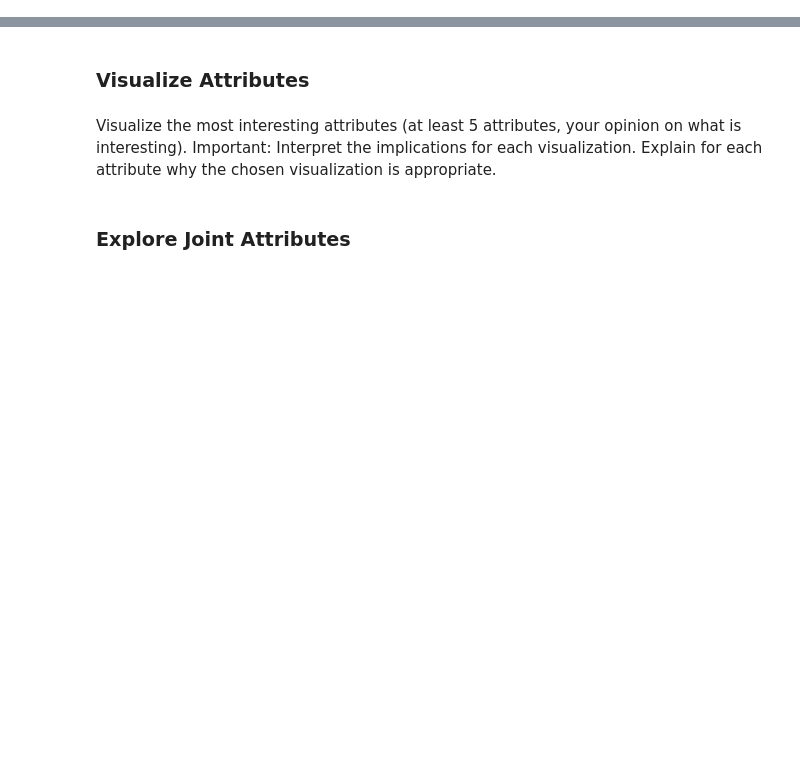
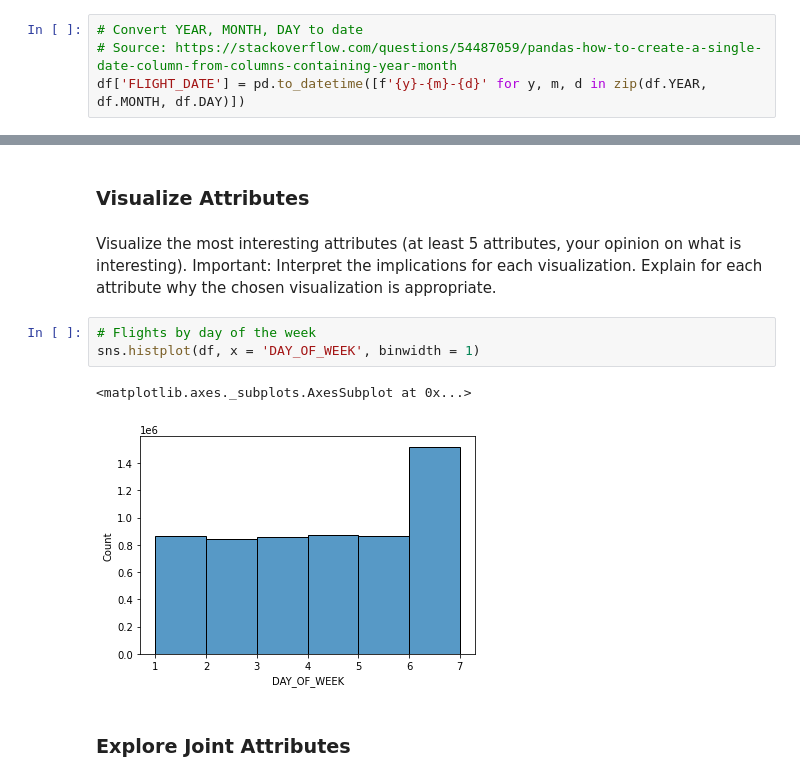
Before and after one commit to mattfarrow1/7331-machine-learning-1, a Jupyter notebook: Labs/Lab1_Group4.ipynb, the cells around one changed output, grey strips where cells are left out. Drawn from its saved outputs; the diff is of its cells as text; blank space fills up the shorter version.

```diff
--- a/Labs/Lab1_Group4.ipynb
+++ b/Labs/Lab1_Group4.ipynb
@@ -148,3 +130,7 @@ ValueError: unconverted data remains: 0
+# %%
+# Convert YEAR, MONTH, DAY to date
+# Source: https://stackoverflow.com/questions/54487059/pandas-how-to-create-a-single-date-column-from-columns-containing-year-month
+df['FLIGHT_DATE'] = pd.to_datetime([f'{y}-{m}-{d}' for y, m, d in zip(df.YEAR, df.MONTH, df.DAY)])
 # %% [markdown]
 ### Data Quality
 # %% [markdown]
@@ -191,6 +190,12 @@ Visualize appropriate statistics (e.g., range, mode, mean, median, variance, cou
 ### Visualize Attributes
 # %% [markdown]
 Visualize the most interesting attributes (at least 5 attributes, your opinion on what is interesting). Important: Interpret the implications for each visualization. Explain for each attribute why the chosen visualization is appropriate.
+# %%
+# Flights by day of the week
+sns.histplot(df, x = 'DAY_OF_WEEK', binwidth = 1)
+# %% [output]
+<matplotlib.axes._subplots.AxesSubplot at 0x...>
+[figure, added]
 # %% [markdown]
 ### Explore Joint Attributes
 # %% [markdown]
```
Also changed, not shown: parts of 14 cells of this notebook.
